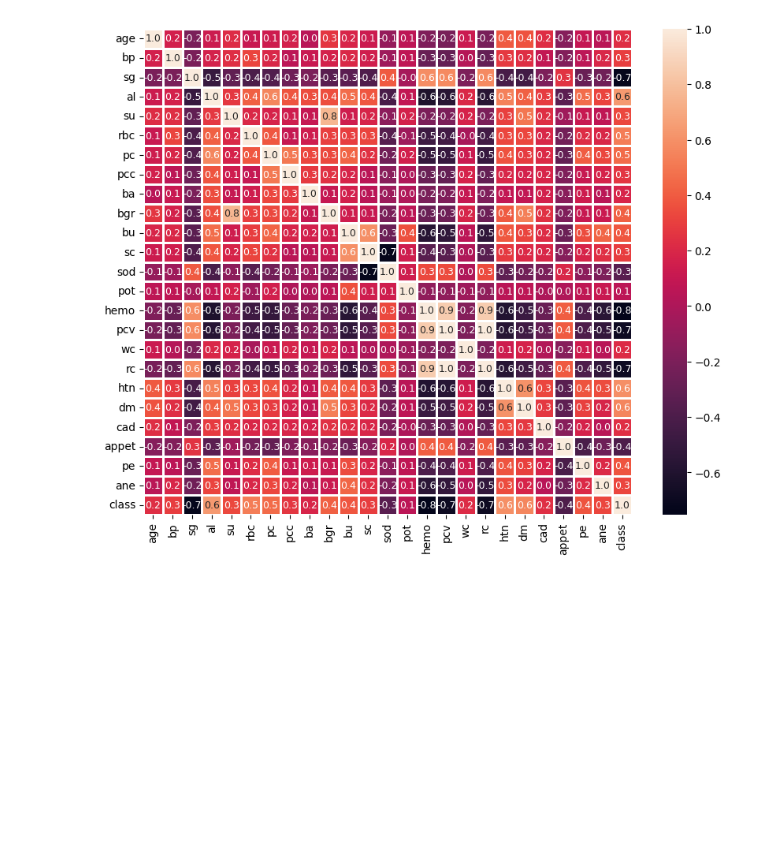
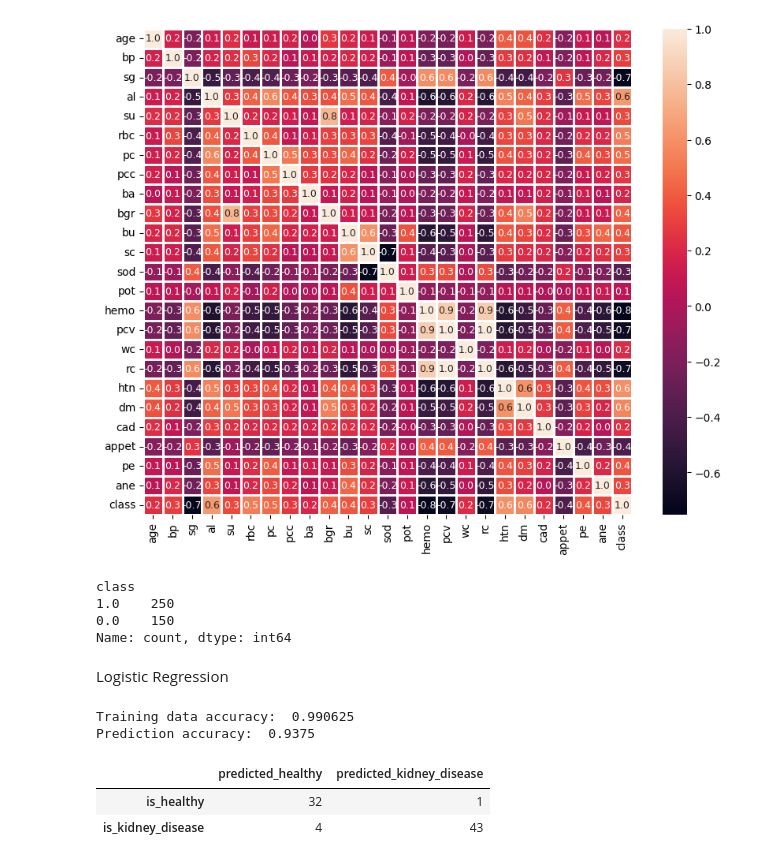
Before and after one commit to CDan07/IOD, a Jupyter notebook: Mini Projects/Mini Project 2.ipynb, the cells around one changed output. Drawn from its saved outputs; the diff is of its cells as text; code cells hidden in the pictures; blank space fills up the shorter version.

```diff
--- a/Mini Projects/Mini Project 2.ipynb
+++ b/Mini Projects/Mini Project 2.ipynb
@@ -190,3 +190,37 @@ sns.heatmap(df_imputed.corr(numeric_only=True),annot=True,fmt=".1f",annot_kws={"
 plt.show()
 # %% [output]
 [figure]
+# %%
+# Define Target, Predictors
+X = df_imputed.drop(columns=['class'])
+y = df_imputed['class']
+y.value_counts()
+# %% [output]
+class
+1.0    250
+0.0    150
+Name: count, dtype: int64
+# %%
+# Train-Test Split
+X_train,X_test,y_train,y_test = train_test_split(X,y,test_size=0.2,random_state=1)
+# %% [markdown]
+Logistic Regression
+# %%
+# Evaluate Model
+logreg = LogisticRegression(max_iter=3000)
+logreg.fit(X_train,y_train)
+print("Training data accuracy: ",logreg.score(X_train,y_train))
+y_predict_logreg = logreg.predict(X_test)
+print("Prediction accuracy: ", accuracy_score(y_test,y_predict_logreg))
+# %% [output]
+Training data accuracy:  0.990625
+Prediction accuracy:  0.9375
+# %%
+# Confusion matrix
+confusion_matrix_values = confusion_matrix(y_test, y_predict_logreg)
+confusion_df = pd.DataFrame(confusion_matrix_values, columns=['predicted_healthy', 'predicted_kidney_disease'], index=['is_healthy', 'is_kidney_disease'])
+confusion_df
+# %% [output]
+|  | predicted_healthy | predicted_kidney_disease |
+| is_healthy | 32 | 1 |
+| is_kidney_disease | 4 | 43 |
```
Also changed, not shown: parts of 13 cells of this notebook.
